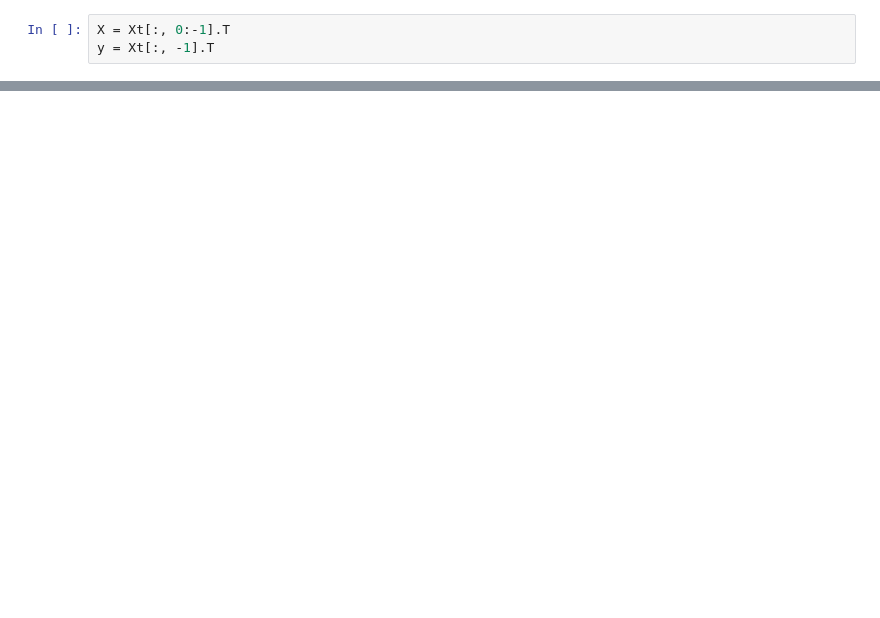
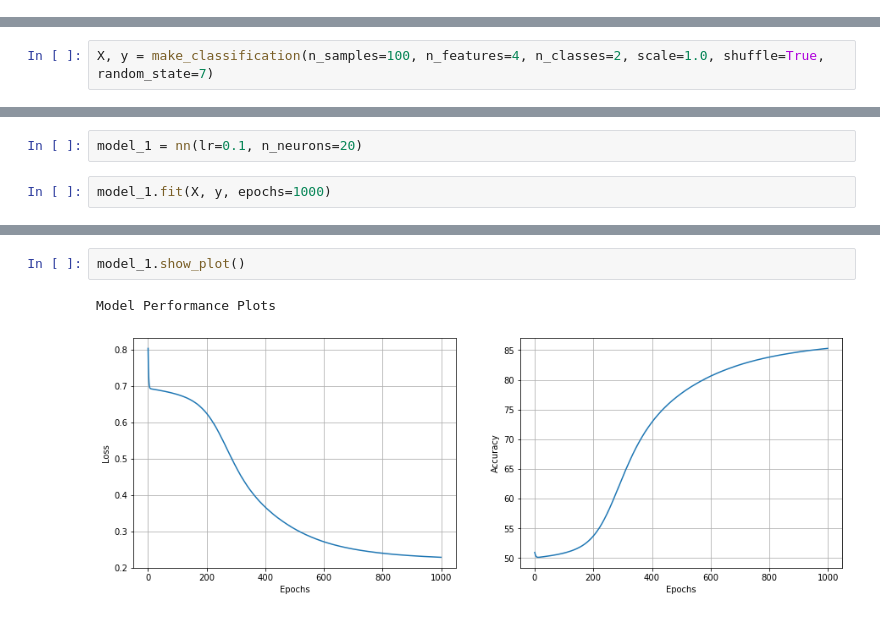
Before and after one commit to harishkarthikl/Algorithms, a Jupyter notebook: Dense 2 layer NN Algorithm.ipynb, the cells around one changed output, grey strips where cells are left out. Saved outputs shown, nothing was run; the diff lists cells and outputs as text; blank space fills up the shorter version.

```diff
--- a/Dense 2 layer NN Algorithm.ipynb
+++ b/Dense 2 layer NN Algorithm.ipynb
@@ -136,3 +35,0 @@ array([[ 0.21038256,  0.65310833,  0.06651722,  0.        ],
-# %%
-X = Xt[:, 0:-1].T
-y = Xt[:, -1].T
@@ -158,0 +182,2 @@ Accuracy:        100.0
+# %%
+X, y = make_classification(n_samples=100, n_features=4, n_classes=2, scale=1.0, shuffle=True, random_state=7)
@@ -158,0 +200,4 @@ Accuracy:        100.0
+# %%
+model_1 = nn(lr=0.1, n_neurons=20)
+# %%
+model_1.fit(X, y, epochs=1000)
@@ -158,0 +222,5 @@ Accuracy:        100.0
+# %%
+model_1.show_plot()
+# %% [output]
+Model Performance Plots
+[figure, added]
```
Also changed, not shown: parts of 26 cells of this notebook, 2 other files.
